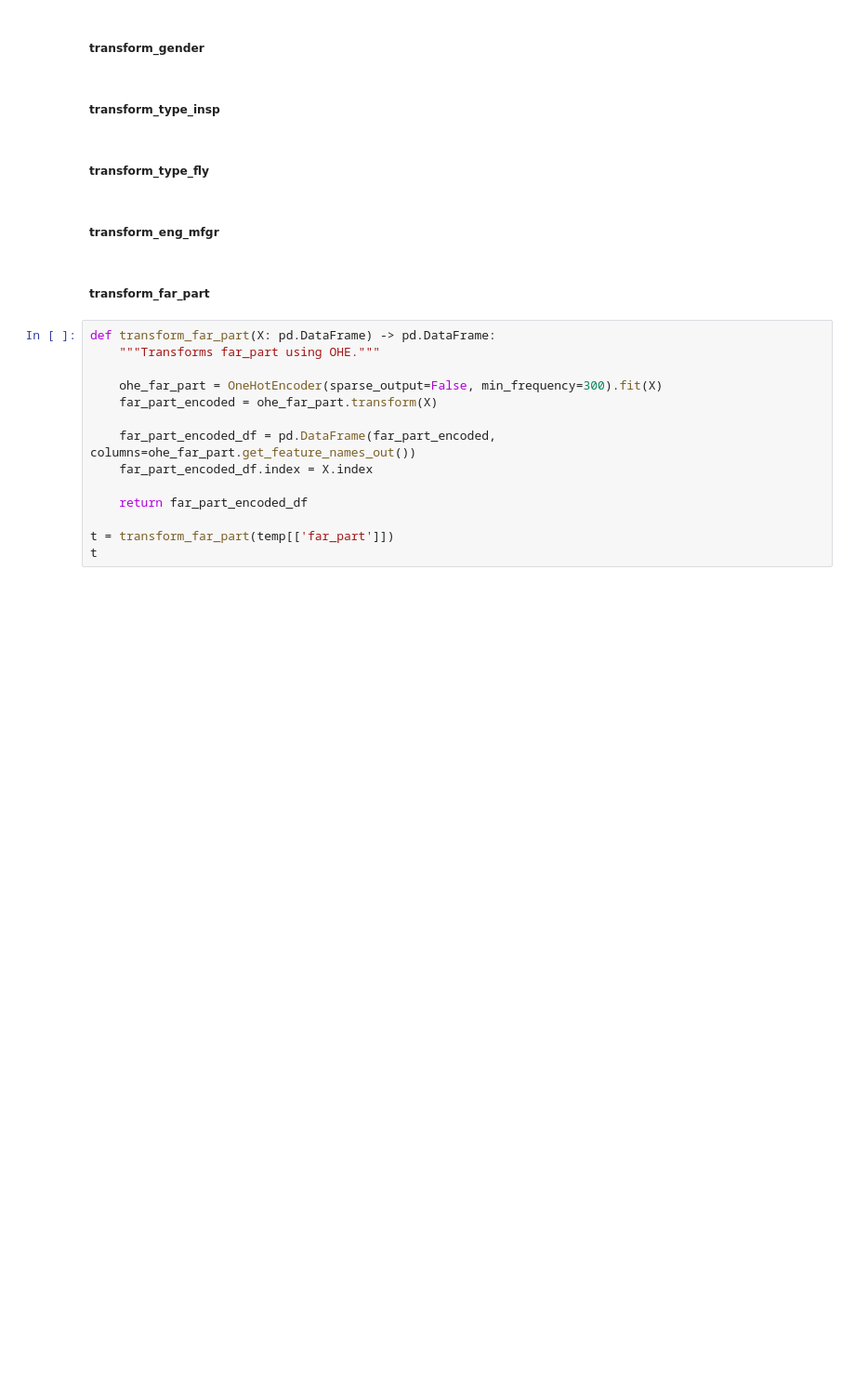
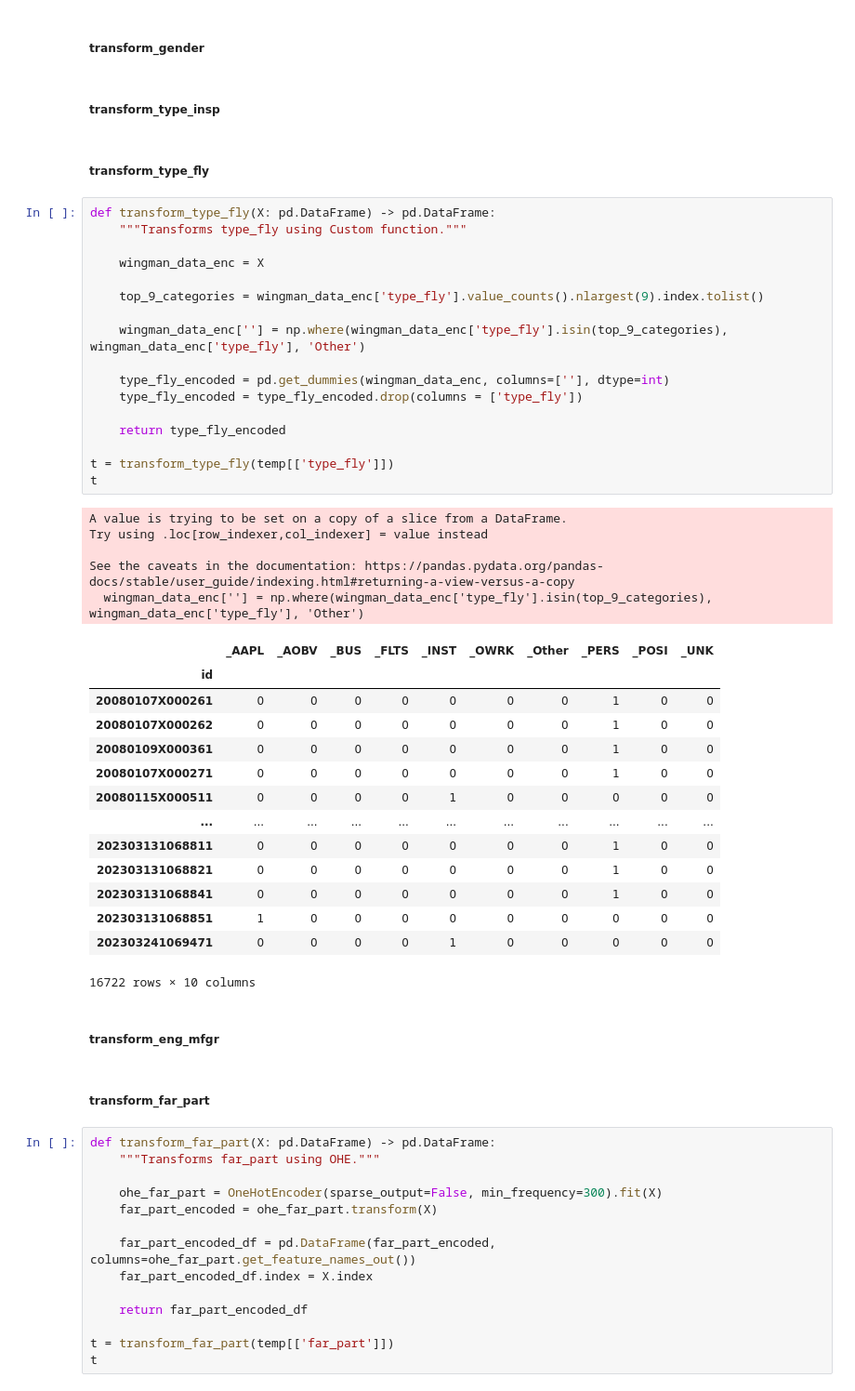
Before and after one commit to AaronDV17/wingman-project, a Jupyter notebook: notebooks/AaronDV17_7_preproc.ipynb, the cells around one changed output. Shown at 93% size. Drawn from its saved outputs; the diff is of its cells as text; blank space fills up the shorter version.

Commit message:
Added notebook to test processor.py. Debugged & updated some of the functions in encoders.py

```diff
--- a/notebooks/AaronDV17_7_preproc.ipynb
+++ b/notebooks/AaronDV17_7_preproc.ipynb
@@ -127,6 +127,43 @@ t
 ##### transform_type_insp
 # %% [markdown]
 ##### transform_type_fly
+# %%
+def transform_type_fly(X: pd.DataFrame) -> pd.DataFrame:
+    """Transforms type_fly using Custom function."""
+
+    wingman_data_enc = X
+
+    top_9_categories = wingman_data_enc['type_fly'].value_counts().nlargest(9).index.tolist()
+
+    wingman_data_enc[''] = np.where(wingman_data_enc['type_fly'].isin(top_9_categories), wingman_data_enc['type_fly'], 'Other')
+
+    type_fly_encoded = pd.get_dummies(wingman_data_enc, columns=[''], dtype=int)
+    type_fly_encoded = type_fly_encoded.drop(columns = ['type_fly'])
+
+    return type_fly_encoded
+
+t = transform_type_fly(temp[['type_fly']])
+t
+# %% [output]
+A value is trying to be set on a copy of a slice from a DataFrame.
+Try using .loc[row_indexer,col_indexer] = value instead
+
+See the caveats in the documentation: https://pandas.pydata.org/pandas-docs/stable/user_guide/indexing.html#returning-a-view-versus-a-copy
+  wingman_data_enc[''] = np.where(wingman_data_enc['type_fly'].isin(top_9_categories), wingman_data_enc['type_fly'], 'Other')
+|  | _AAPL | _AOBV | _BUS | _FLTS | _INST | _OWRK | _Other | _PERS | _POSI | _UNK |
+| id |  |  |  |  |  |  |  |  |  |  |
+| 20080107X000261 | 0 | 0 | 0 | 0 | 0 | 0 | 0 | 1 | 0 | 0 |
+| 20080107X000262 | 0 | 0 | 0 | 0 | 0 | 0 | 0 | 1 | 0 | 0 |
+| 20080109X000361 | 0 | 0 | 0 | 0 | 0 | 0 | 0 | 1 | 0 | 0 |
+| 20080107X000271 | 0 | 0 | 0 | 0 | 0 | 0 | 0 | 1 | 0 | 0 |
+| 20080115X000511 | 0 | 0 | 0 | 0 | 1 | 0 | 0 | 0 | 0 | 0 |
+| ... | ... | ... | ... | ... | ... | ... | ... | ... | ... | ... |
+| 202303131068811 | 0 | 0 | 0 | 0 | 0 | 0 | 0 | 1 | 0 | 0 |
+| 202303131068821 | 0 | 0 | 0 | 0 | 0 | 0 | 0 | 1 | 0 | 0 |
+| 202303131068841 | 0 | 0 | 0 | 0 | 0 | 0 | 0 | 1 | 0 | 0 |
+| 202303131068851 | 1 | 0 | 0 | 0 | 0 | 0 | 0 | 0 | 0 | 0 |
+| 202303241069471 | 0 | 0 | 0 | 0 | 1 | 0 | 0 | 0 | 0 | 0 |
+16722 rows × 10 columns
 # %% [markdown]
 ##### transform_eng_mfgr
 # %% [markdown]
```
Also changed, not shown: parts of 5 cells of this notebook, 3 other files.
